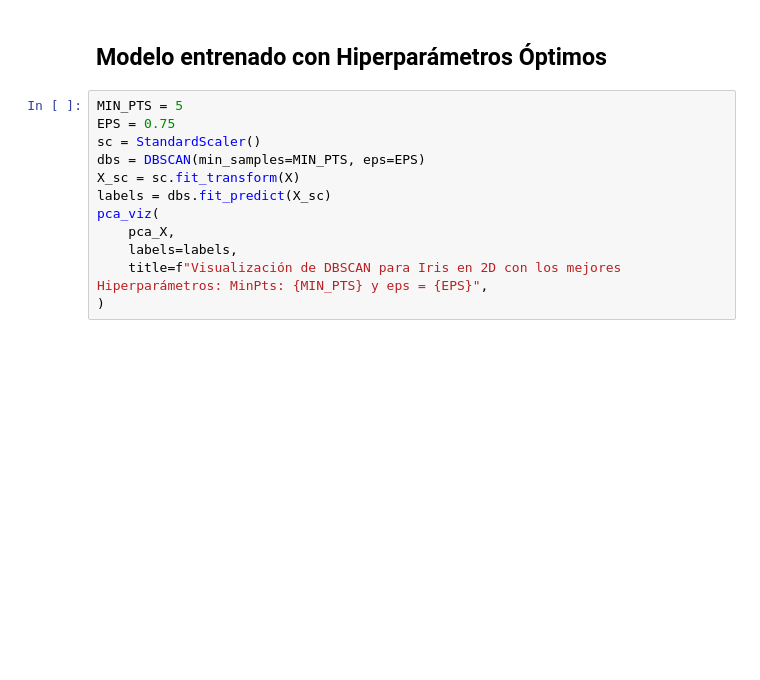
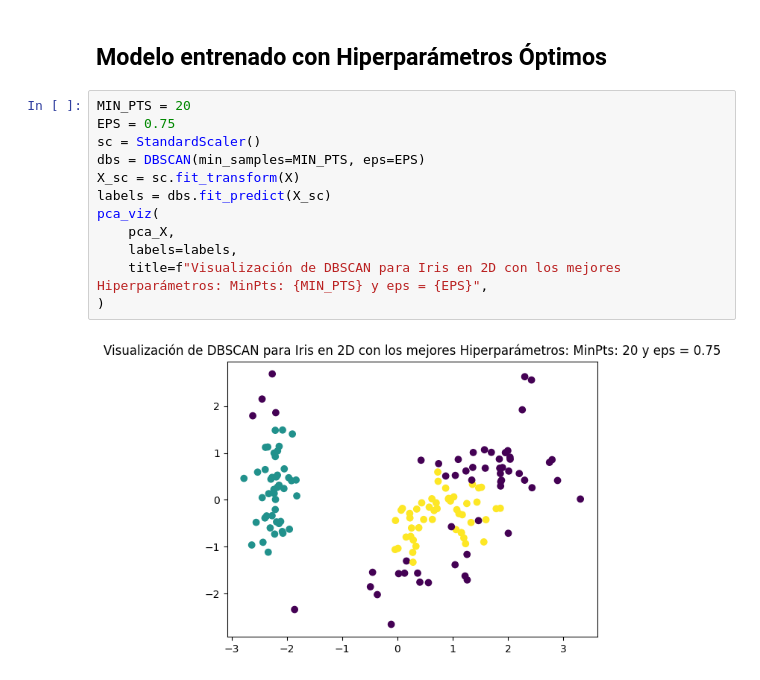
Before and after one commit to datacubeR/clases_UAI, a Jupyter notebook: tics411/notebooks/06-ex-DBSCAN.ipynb, the cells around one changed output. Saved outputs shown, nothing was run; the diff lists cells and outputs as text; blank space fills up the shorter version.

```diff
--- a/tics411/notebooks/06-ex-DBSCAN.ipynb
+++ b/tics411/notebooks/06-ex-DBSCAN.ipynb
@@ -72,14 +89,16 @@ dbscan_elbow_plot(X_sc, k=5)
 # %% [markdown]
 ## Modelo entrenado con Hiperparámetros Óptimos
 # %%
-MIN_PTS = 5
+MIN_PTS = 20
 EPS = 0.75
 sc = StandardScaler()
 dbs = DBSCAN(min_samples=MIN_PTS, eps=EPS)
 X_sc = sc.fit_transform(X)
 labels = dbs.fit_predict(X_sc)
 pca_viz(
     pca_X,
     labels=labels,
     title=f"Visualización de DBSCAN para Iris en 2D con los mejores Hiperparámetros: MinPts: {MIN_PTS} y eps = {EPS}",
 )
+# %% [output]
+[figure, added]
```
Also changed, not shown: parts of 4 cells of this notebook, 29 other files.
